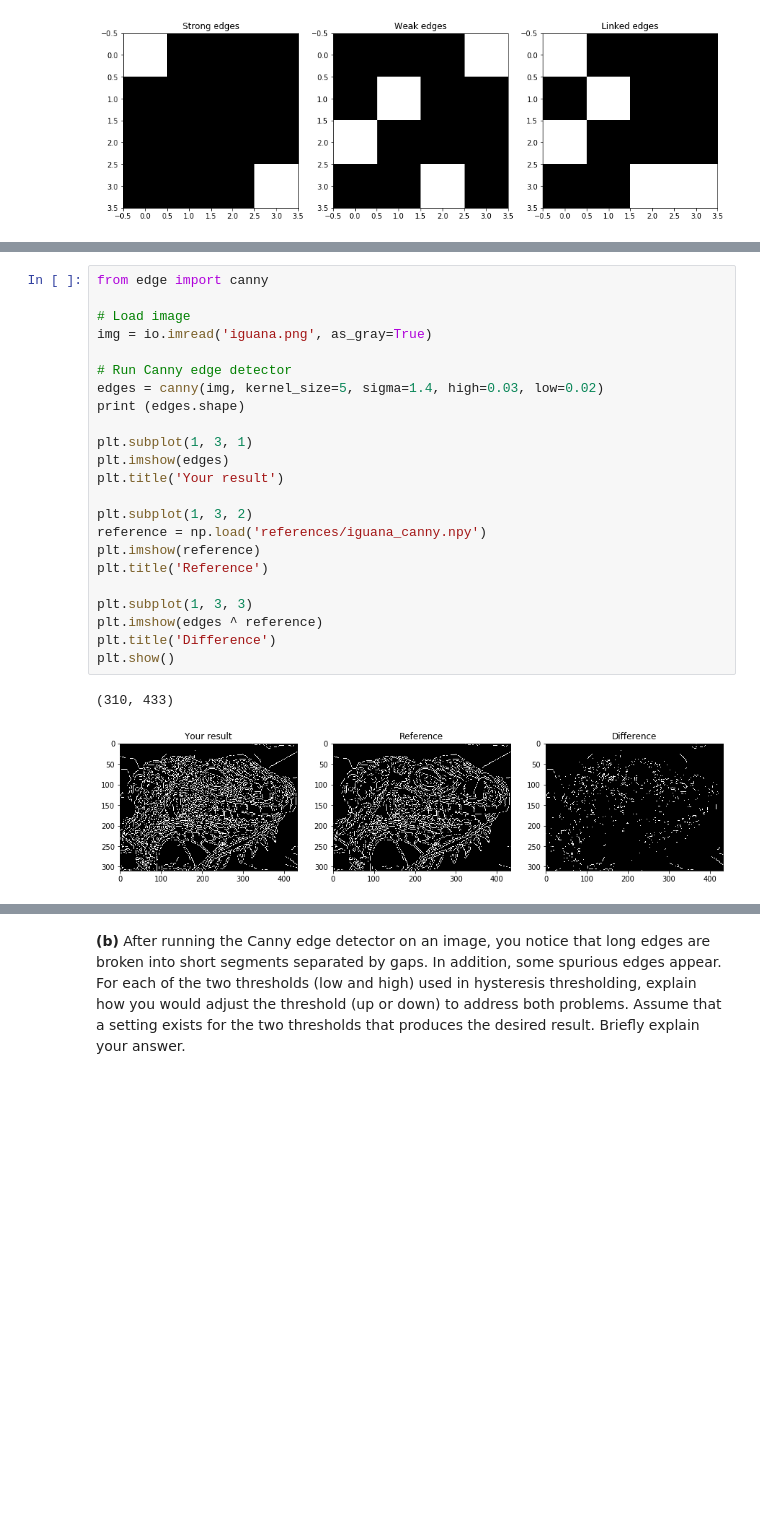
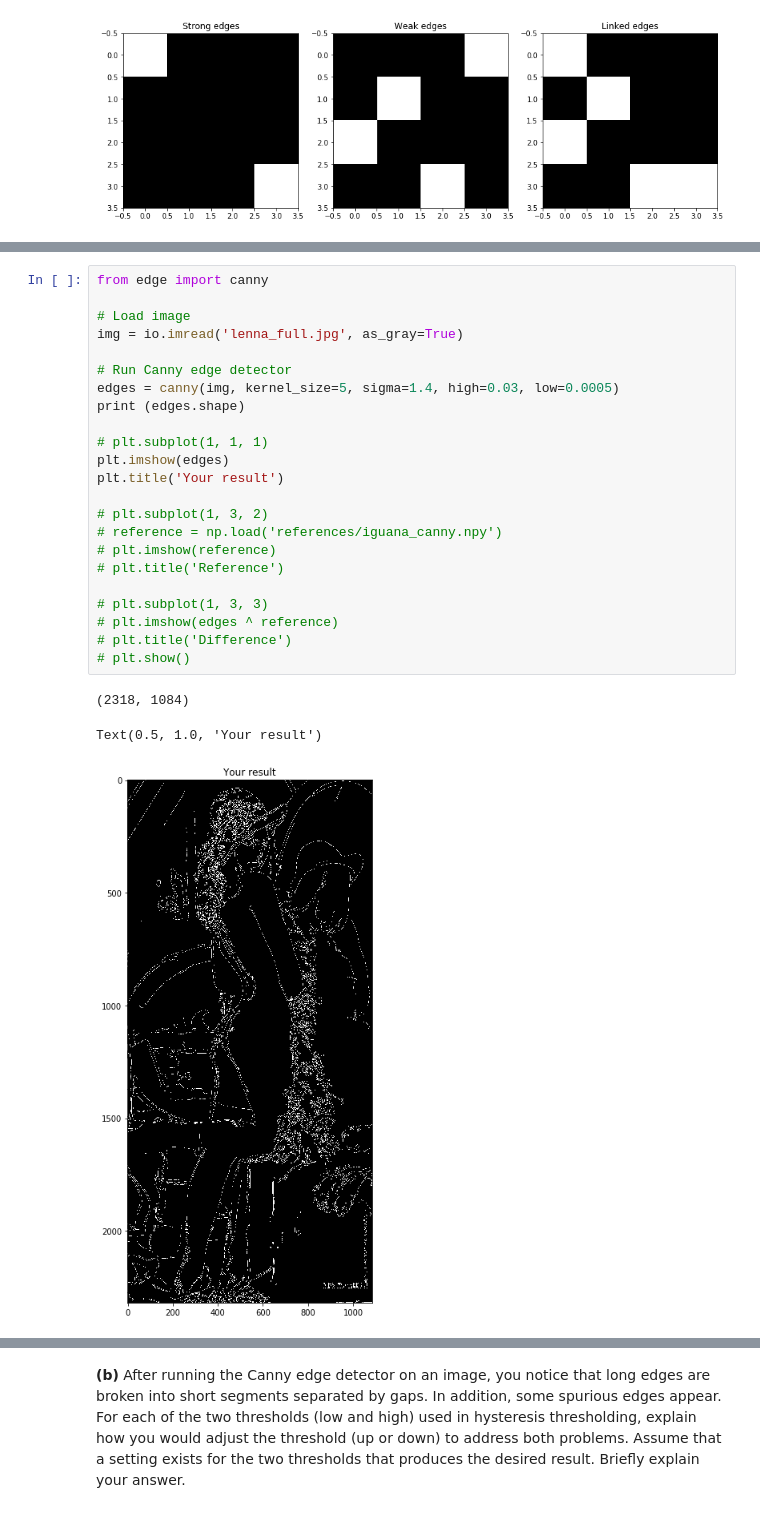
Before and after one commit to MrMorning/solutionOfCS131, a Jupyter notebook: hw2_release/hw2.ipynb, the cells around one changed output, grey strips where cells are left out. Saved outputs shown, nothing was run; the diff lists cells and outputs as text; blank space fills up the shorter version.

```diff
--- a/hw2_release/hw2.ipynb
+++ b/hw2_release/hw2.ipynb
@@ -399,29 +402,30 @@ We provide the correct output and the difference between it and your result for
 # %%
 from edge import canny
 
 # Load image
-img = io.imread('iguana.png', as_gray=True)
+img = io.imread('lenna_full.jpg', as_gray=True)
 
 # Run Canny edge detector
-edges = canny(img, kernel_size=5, sigma=1.4, high=0.03, low=0.02)
+edges = canny(img, kernel_size=5, sigma=1.4, high=0.03, low=0.0005)
 print (edges.shape)
 
-plt.subplot(1, 3, 1)
+# plt.subplot(1, 1, 1)
 plt.imshow(edges)
 plt.title('Your result')
 
-plt.subplot(1, 3, 2)
-reference = np.load('references/iguana_canny.npy')
-plt.imshow(reference)
-plt.title('Reference')
+# plt.subplot(1, 3, 2)
+# reference = np.load('references/iguana_canny.npy')
+# plt.imshow(reference)
+# plt.title('Reference')
 
-plt.subplot(1, 3, 3)
-plt.imshow(edges ^ reference)
-plt.title('Difference')
-plt.show()
+# plt.subplot(1, 3, 3)
+# plt.imshow(edges ^ reference)
+# plt.title('Difference')
+# plt.show()
 # %% [output]
-(310, 433)
+(2318, 1084)
+Text(0.5, 1.0, 'Your result')
-[figure, old version]
+[figure, new version]
 # %% [markdown]
 ### 1.7 Question (10 points)
 
```
Also changed, not shown: parts of 11 cells of this notebook, 5 other files.
